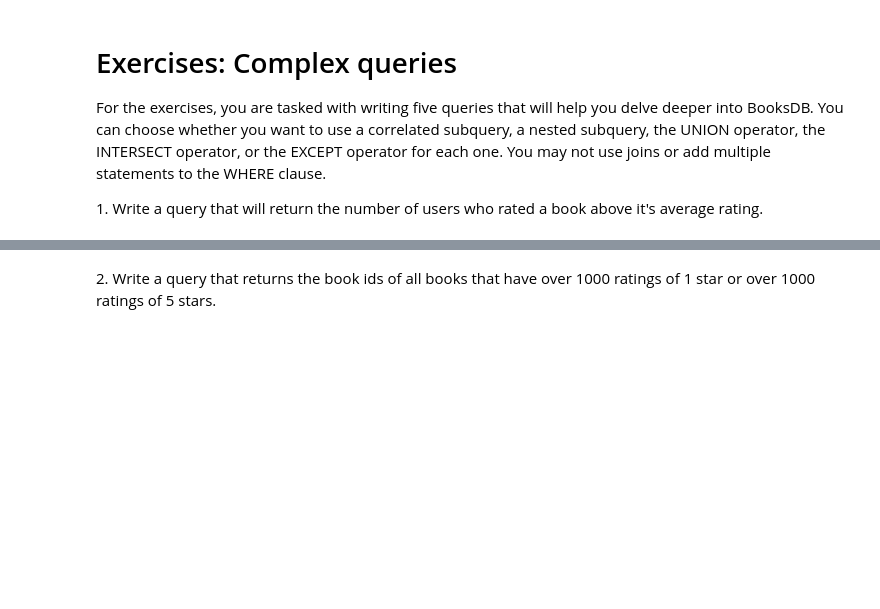
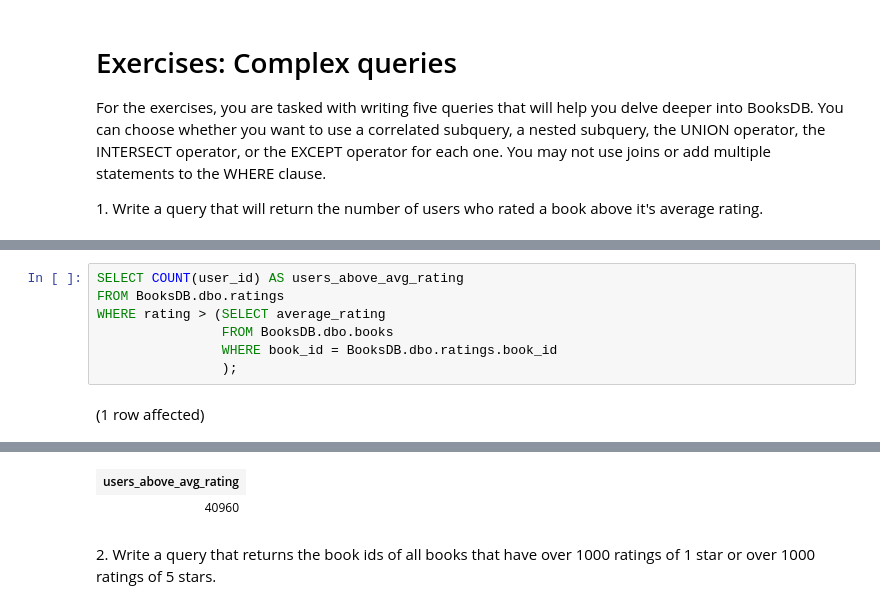
Before and after one commit to e3la/sql-part4-exercises, a Jupyter notebook: sql-part4.ipynb, the cells around one changed output, grey strips where cells are left out. Drawn from its saved outputs; the diff is of its cells as text; blank space fills up the shorter version.

```diff
--- a/sql-part4.ipynb
+++ b/sql-part4.ipynb
@@ -27,0 +7,9 @@ Total execution time: 00:00:00.782
+# %%
+SELECT COUNT(user_id) AS users_above_avg_rating
+FROM BooksDB.dbo.ratings
+WHERE rating > (SELECT average_rating
+                FROM BooksDB.dbo.books
+                WHERE book_id = BooksDB.dbo.ratings.book_id
+                );
+# %% [output]
+(1 row affected)
@@ -28,3 +17,5 @@ Total execution time: 00:00:00.782
+| users_above_avg_rating |
+| 40960 |
 # %% [markdown]
 2. Write a query that returns the book ids of all books that have over 1000 ratings of 1 star or over 1000 ratings of 5 stars.
 # %%
```
Also changed, not shown: parts of 3 cells of this notebook.
